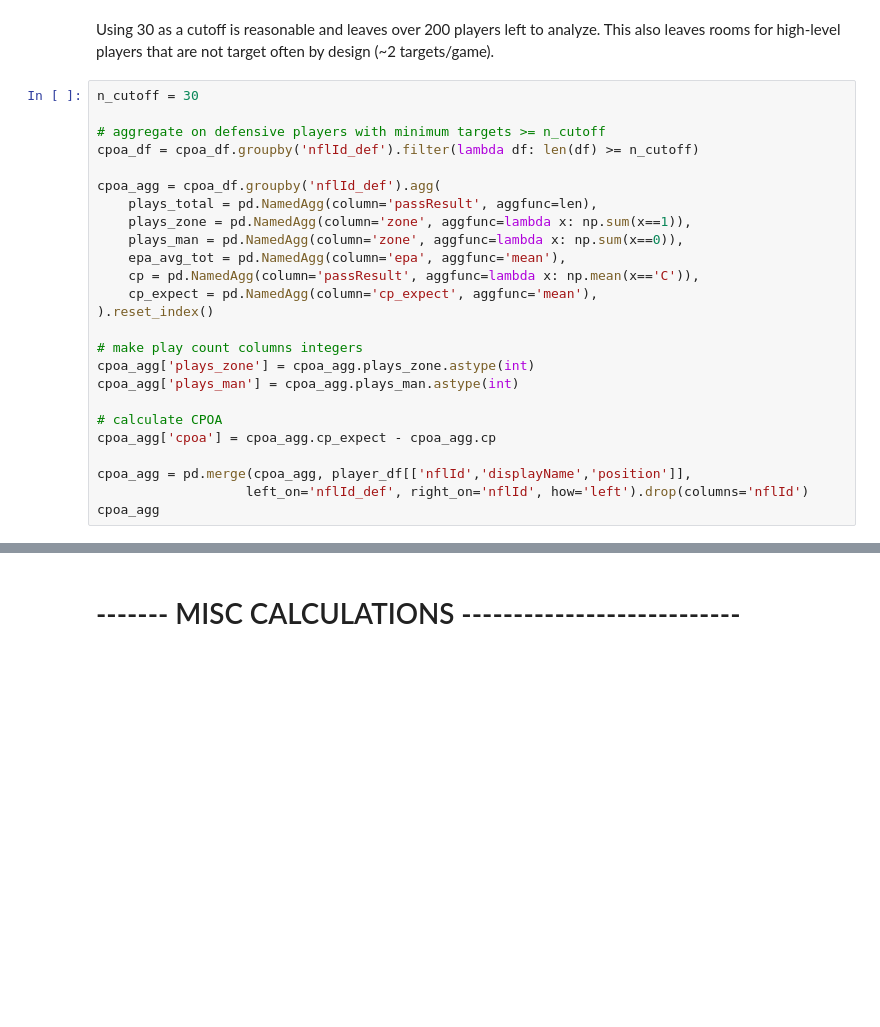
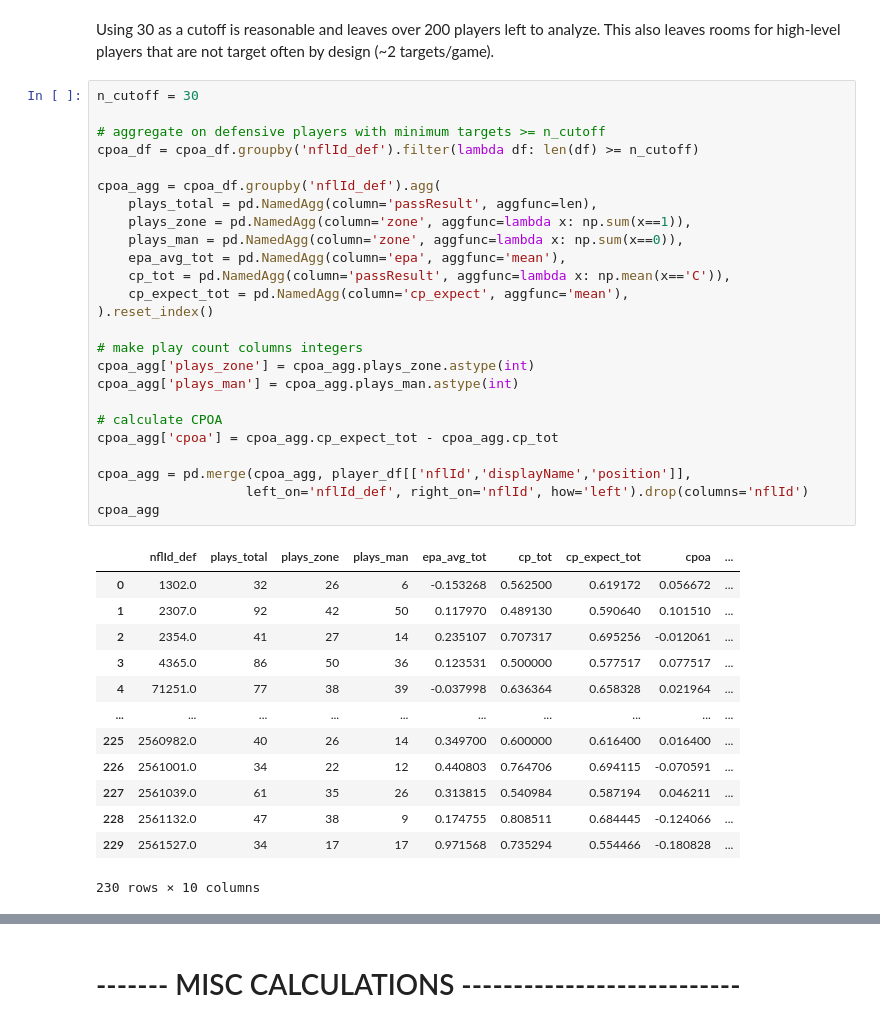
Before and after one commit to pschlais/kaggle_bigdatabowl_2021, a Jupyter notebook: Target_defender_performance.ipynb, the cells around one changed output, grey strips where cells are left out. Cells and saved outputs as stored; diff of their text form; blank space fills up the shorter version.

```diff
--- a/Target_defender_performance.ipynb
+++ b/Target_defender_performance.ipynb
@@ -871,28 +1124,42 @@ Using 30 as a cutoff is reasonable and leaves over 200 players left to analyze.
 # %%
 n_cutoff = 30
 
 # aggregate on defensive players with minimum targets >= n_cutoff
 cpoa_df = cpoa_df.groupby('nflId_def').filter(lambda df: len(df) >= n_cutoff)
 
 cpoa_agg = cpoa_df.groupby('nflId_def').agg(
     plays_total = pd.NamedAgg(column='passResult', aggfunc=len),
     plays_zone = pd.NamedAgg(column='zone', aggfunc=lambda x: np.sum(x==1)),
     plays_man = pd.NamedAgg(column='zone', aggfunc=lambda x: np.sum(x==0)),
     epa_avg_tot = pd.NamedAgg(column='epa', aggfunc='mean'),
-    cp = pd.NamedAgg(column='passResult', aggfunc=lambda x: np.mean(x=='C')),
-    cp_expect = pd.NamedAgg(column='cp_expect', aggfunc='mean'),
+    cp_tot = pd.NamedAgg(column='passResult', aggfunc=lambda x: np.mean(x=='C')),
+    cp_expect_tot = pd.NamedAgg(column='cp_expect', aggfunc='mean'),
 ).reset_index()
 
 # make play count columns integers
 cpoa_agg['plays_zone'] = cpoa_agg.plays_zone.astype(int)
 cpoa_agg['plays_man'] = cpoa_agg.plays_man.astype(int)
 
 # calculate CPOA
-cpoa_agg['cpoa'] = cpoa_agg.cp_expect - cpoa_agg.cp
+cpoa_agg['cpoa'] = cpoa_agg.cp_expect_tot - cpoa_agg.cp_tot
 
 cpoa_agg = pd.merge(cpoa_agg, player_df[['nflId','displayName','position']],
                    left_on='nflId_def', right_on='nflId', how='left').drop(columns='nflId')
 cpoa_agg
+# %% [output]
+|  | nflId_def | plays_total | plays_zone | plays_man | epa_avg_tot | cp_tot | cp_expect_tot | cpoa | ... |
+| 0 | 1302.0 | 32 | 26 | 6 | -0.153268 | 0.562500 | 0.619172 | 0.056672 | ... |
+| 1 | 2307.0 | 92 | 42 | 50 | 0.117970 | 0.489130 | 0.590640 | 0.101510 | ... |
+| 2 | 2354.0 | 41 | 27 | 14 | 0.235107 | 0.707317 | 0.695256 | -0.012061 | ... |
+| 3 | 4365.0 | 86 | 50 | 36 | 0.123531 | 0.500000 | 0.577517 | 0.077517 | ... |
+| 4 | 71251.0 | 77 | 38 | 39 | -0.037998 | 0.636364 | 0.658328 | 0.021964 | ... |
+| ... | ... | ... | ... | ... | ... | ... | ... | ... | ... |
+| 225 | 2560982.0 | 40 | 26 | 14 | 0.349700 | 0.600000 | 0.616400 | 0.016400 | ... |
+| 226 | 2561001.0 | 34 | 22 | 12 | 0.440803 | 0.764706 | 0.694115 | -0.070591 | ... |
+| 227 | 2561039.0 | 61 | 35 | 26 | 0.313815 | 0.540984 | 0.587194 | 0.046211 | ... |
+| 228 | 2561132.0 | 47 | 38 | 9 | 0.174755 | 0.808511 | 0.684445 | -0.124066 | ... |
+| 229 | 2561527.0 | 34 | 17 | 17 | 0.971568 | 0.735294 | 0.554466 | -0.180828 | ... |
+230 rows × 10 columns
 # %%
 # get the average EPA for zone vs. man coverage
 epa_agg = cpoa_df.groupby(['nflId_def', 'zone']).agg(
```
Also changed, not shown: parts of 68 cells of this notebook.
